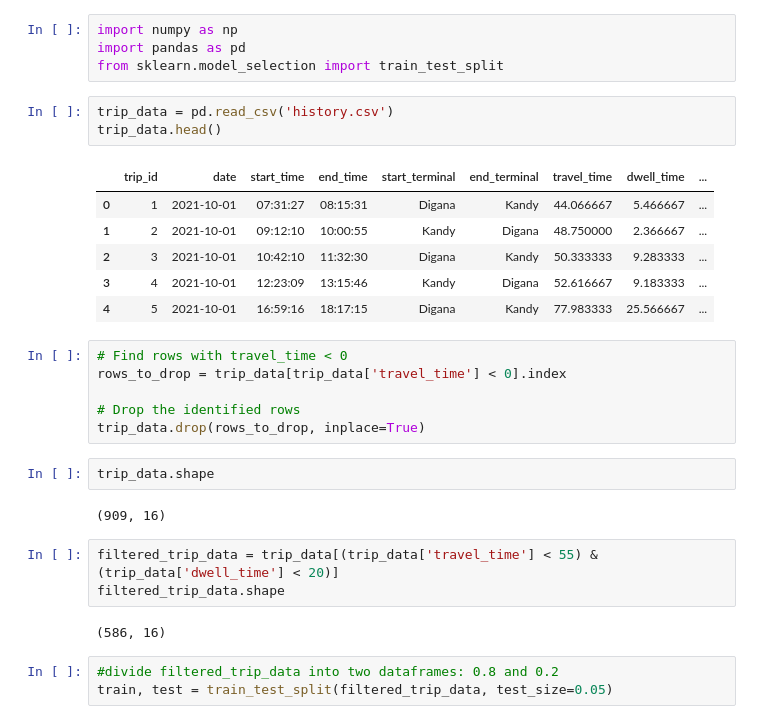
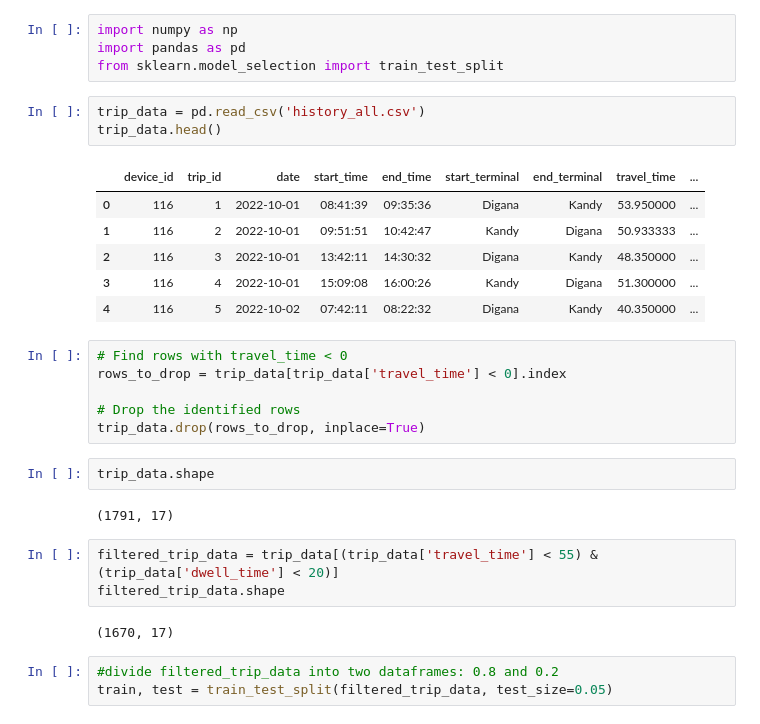
Before and after one commit to ShanukaLakshan/Realtime-GPS-Bus---Data-Science-Project, a Jupyter notebook: Analysis/AnomalyDetection.ipynb, the cells around one changed output. Saved outputs shown, nothing was run; the diff lists cells and outputs as text.

```diff
--- a/Analysis/AnomalyDetection.ipynb
+++ b/Analysis/AnomalyDetection.ipynb
@@ -81,15 +81,15 @@ import numpy as np
 import pandas as pd
 from sklearn.model_selection import train_test_split
 # %%
-trip_data = pd.read_csv('history.csv')
+trip_data = pd.read_csv('history_all.csv')
 trip_data.head()
 # %% [output]
-|  | trip_id | date | start_time | end_time | start_terminal | end_terminal | travel_time | dwell_time | ... |
-| 0 | 1 | 2021-10-01 | 07:31:27 | 08:15:31 | Digana | Kandy | 44.066667 | 5.466667 | ... |
-| 1 | 2 | 2021-10-01 | 09:12:10 | 10:00:55 | Kandy | Digana | 48.750000 | 2.366667 | ... |
-| 2 | 3 | 2021-10-01 | 10:42:10 | 11:32:30 | Digana | Kandy | 50.333333 | 9.283333 | ... |
-| 3 | 4 | 2021-10-01 | 12:23:09 | 13:15:46 | Kandy | Digana | 52.616667 | 9.183333 | ... |
-| 4 | 5 | 2021-10-01 | 16:59:16 | 18:17:15 | Digana | Kandy | 77.983333 | 25.566667 | ... |
+|  | device_id | trip_id | date | start_time | end_time | start_terminal | end_terminal | travel_time | ... |
+| 0 | 116 | 1 | 2022-10-01 | 08:41:39 | 09:35:36 | Digana | Kandy | 53.950000 | ... |
+| 1 | 116 | 2 | 2022-10-01 | 09:51:51 | 10:42:47 | Kandy | Digana | 50.933333 | ... |
+| 2 | 116 | 3 | 2022-10-01 | 13:42:11 | 14:30:32 | Digana | Kandy | 48.350000 | ... |
+| 3 | 116 | 4 | 2022-10-01 | 15:09:08 | 16:00:26 | Kandy | Digana | 51.300000 | ... |
+| 4 | 116 | 5 | 2022-10-02 | 07:42:11 | 08:22:32 | Digana | Kandy | 40.350000 | ... |
 # %%
 # Find rows with travel_time < 0
 rows_to_drop = trip_data[trip_data['travel_time'] < 0].index
@@ -99,12 +99,12 @@ trip_data.drop(rows_to_drop, inplace=True)
 # %%
 trip_data.shape
 # %% [output]
-(909, 16)
+(1791, 17)
 # %%
 filtered_trip_data = trip_data[(trip_data['travel_time'] < 55) & (trip_data['dwell_time'] < 20)]
 filtered_trip_data.shape
 # %% [output]
-(586, 16)
+(1670, 17)
 # %%
 #divide filtered_trip_data into two dataframes: 0.8 and 0.2
 train, test = train_test_split(filtered_trip_data, test_size=0.05)
```
Also changed, not shown: parts of 10 cells of this notebook, 8 other files.
